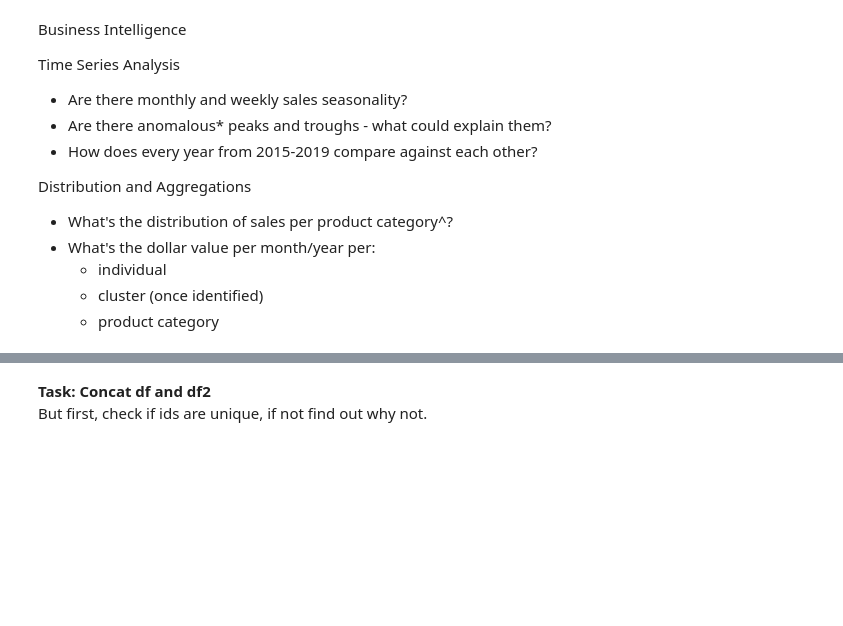
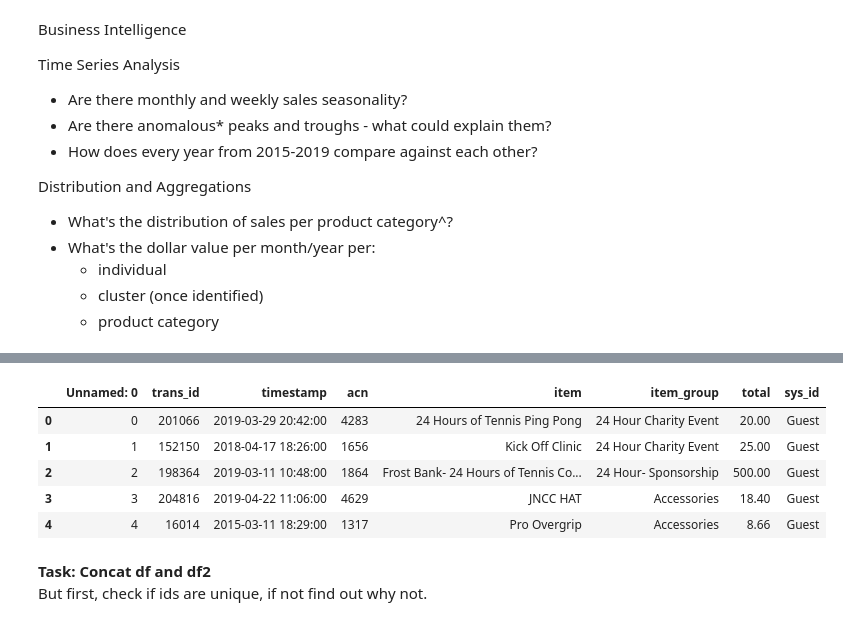
Before and after one commit to crisgiovanoni/jncc_project, a Jupyter notebook: business_intelligence.ipynb, the cells around one changed output, grey strips where cells are left out. Drawn from its saved outputs; the diff is of its cells as text; code cells hidden in the pictures; blank space fills up the shorter version.

```diff
--- a/business_intelligence.ipynb
+++ b/business_intelligence.ipynb
@@ -28,4 +41,4 @@ df = df.rename(columns={"acn":"id","sys_id":"product_category"})
 # %%
-df2 = guest[["sys_id","timestamp","item","item_group","total"]]
-df2 = df2.rename(columns={"sys_id":"id"})
-df2["product_category"] = "Guest"
+df2 = guest[['Unnamed: 0',"trans_id","timestamp","sys_id","item","item_group","total","acn"]]
+df2 = df2.rename(columns={"sys_id":"acn","acn":"sys_id"})
+df2["sys_id"] = "Guest"
@@ -36,3 +45,12 @@ len(df)+len(df2)
+# %%
+df2.head()
+# %% [output]
+|  | Unnamed: 0 | trans_id | timestamp | acn | item | item_group | total | sys_id |
+| 0 | 0 | 201066 | 2019-03-29 20:42:00 | 4283 | 24 Hours of Tennis Ping Pong | 24 Hour Charity Event | 20.00 | Guest |
+| 1 | 1 | 152150 | 2018-04-17 18:26:00 | 1656 | Kick Off Clinic | 24 Hour Charity Event | 25.00 | Guest |
+| 2 | 2 | 198364 | 2019-03-11 10:48:00 | 1864 | Frost Bank- 24 Hours of Tennis Co... | 24 Hour- Sponsorship | 500.00 | Guest |
+| 3 | 3 | 204816 | 2019-04-22 11:06:00 | 4629 | JNCC HAT | Accessories | 18.40 | Guest |
+| 4 | 4 | 16014 | 2015-03-11 18:29:00 | 1317 | Pro Overgrip | Accessories | 8.66 | Guest |
 # %% [markdown]
 **Task: Concat df and df2**
 But first, check if ids are unique, if not find out why not.
```
Also changed, not shown: parts of 45 cells of this notebook, 1 other file.
